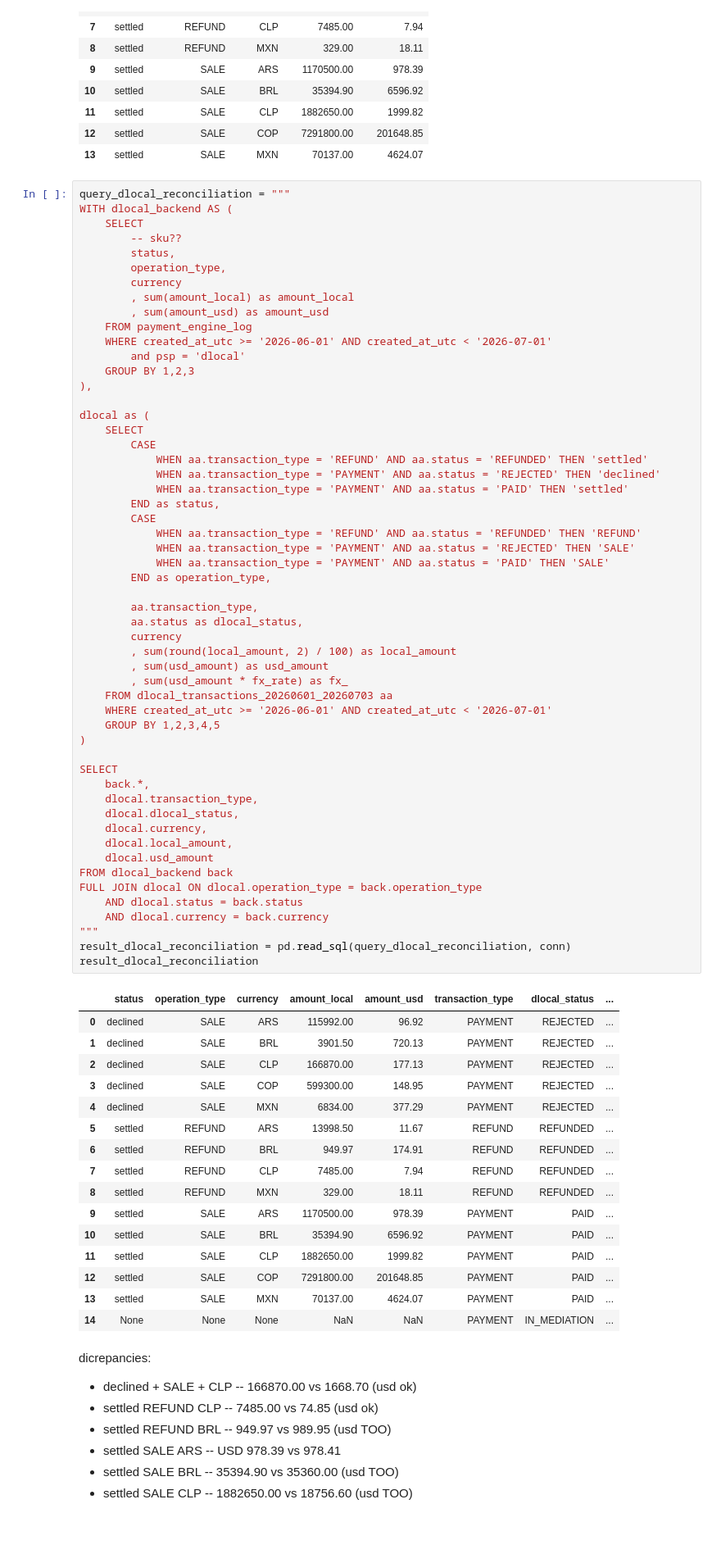
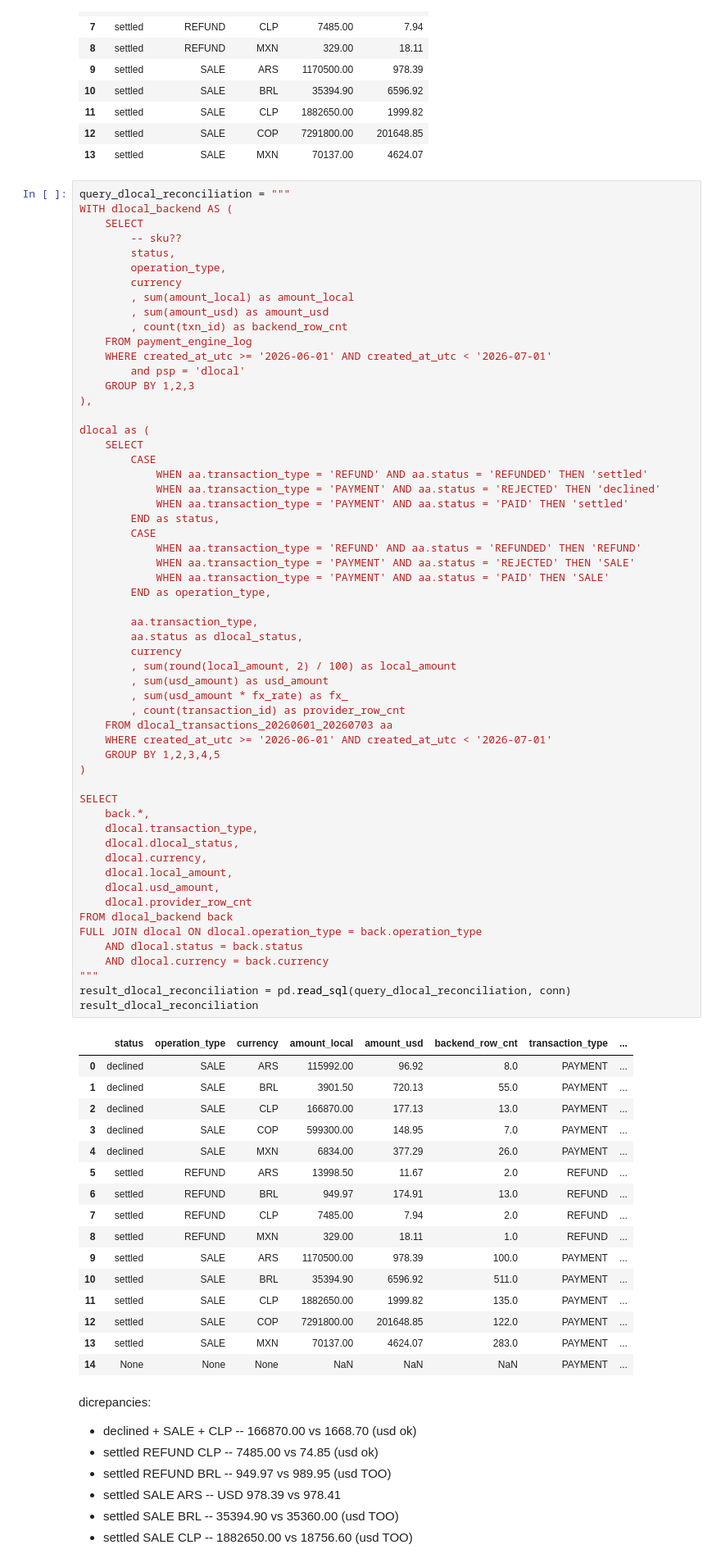
Before and after one commit to am-tropin/test-simple-life-app, a Jupyter notebook: task.ipynb, the cells around one changed output. Shown at 82% size. Drawn from its saved outputs; the diff is of its cells as text; blank space fills up the shorter version.

```diff
--- a/task.ipynb
+++ b/task.ipynb
@@ -598,6 +741,7 @@ WITH dlocal_backend AS (
         currency
         , sum(amount_local) as amount_local
         , sum(amount_usd) as amount_usd
+        , count(txn_id) as backend_row_cnt
     FROM payment_engine_log
     WHERE created_at_utc >= '2026-06-01' AND created_at_utc < '2026-07-01'
         and psp = 'dlocal'
@@ -615,50 +759,52 @@ dlocal as (
             WHEN aa.transaction_type = 'REFUND' AND aa.status = 'REFUNDED' THEN 'REFUND'
             WHEN aa.transaction_type = 'PAYMENT' AND aa.status = 'REJECTED' THEN 'SALE'
             WHEN aa.transaction_type = 'PAYMENT' AND aa.status = 'PAID' THEN 'SALE'
         END as operation_type,
 
         aa.transaction_type,
         aa.status as dlocal_status,
         currency
         , sum(round(local_amount, 2) / 100) as local_amount
         , sum(usd_amount) as usd_amount
         , sum(usd_amount * fx_rate) as fx_
+        , count(transaction_id) as provider_row_cnt
     FROM dlocal_transactions_20260601_20260703 aa
     WHERE created_at_utc >= '2026-06-01' AND created_at_utc < '2026-07-01'
     GROUP BY 1,2,3,4,5
 )
 
 SELECT
     back.*,
     dlocal.transaction_type,
     dlocal.dlocal_status,
     dlocal.currency,
     dlocal.local_amount,
-    dlocal.usd_amount
+    dlocal.usd_amount,
+    dlocal.provider_row_cnt
 FROM dlocal_backend back
 FULL JOIN dlocal ON dlocal.operation_type = back.operation_type
     AND dlocal.status = back.status
     AND dlocal.currency = back.currency
 """
 result_dlocal_reconciliation = pd.read_sql(query_dlocal_reconciliation, conn)
 result_dlocal_reconciliation
 # %% [output]
-|  | status | operation_type | currency | amount_local | amount_usd | transaction_type | dlocal_status | ... |
-| 0 | declined | SALE | ARS | 115992.00 | 96.92 | PAYMENT | REJECTED | ... |
-| 1 | declined | SALE | BRL | 3901.50 | 720.13 | PAYMENT | REJECTED | ... |
-| 2 | declined | SALE | CLP | 166870.00 | 177.13 | PAYMENT | REJECTED | ... |
-| 3 | declined | SALE | COP | 599300.00 | 148.95 | PAYMENT | REJECTED | ... |
-| 4 | declined | SALE | MXN | 6834.00 | 377.29 | PAYMENT | REJECTED | ... |
-| 5 | settled | REFUND | ARS | 13998.50 | 11.67 | REFUND | REFUNDED | ... |
-| 6 | settled | REFUND | BRL | 949.97 | 174.91 | REFUND | REFUNDED | ... |
-| 7 | settled | REFUND | CLP | 7485.00 | 7.94 | REFUND | REFUNDED | ... |
-| 8 | settled | REFUND | MXN | 329.00 | 18.11 | REFUND | REFUNDED | ... |
-| 9 | settled | SALE | ARS | 1170500.00 | 978.39 | PAYMENT | PAID | ... |
-| 10 | settled | SALE | BRL | 35394.90 | 6596.92 | PAYMENT | PAID | ... |
-| 11 | settled | SALE | CLP | 1882650.00 | 1999.82 | PAYMENT | PAID | ... |
-| 12 | settled | SALE | COP | 7291800.00 | 201648.85 | PAYMENT | PAID | ... |
-| 13 | settled | SALE | MXN | 70137.00 | 4624.07 | PAYMENT | PAID | ... |
-| 14 | None | None | None | NaN | NaN | PAYMENT | IN_MEDIATION | ... |
+|  | status | operation_type | currency | amount_local | amount_usd | backend_row_cnt | transaction_type | ... |
+| 0 | declined | SALE | ARS | 115992.00 | 96.92 | 8.0 | PAYMENT | ... |
+| 1 | declined | SALE | BRL | 3901.50 | 720.13 | 55.0 | PAYMENT | ... |
+| 2 | declined | SALE | CLP | 166870.00 | 177.13 | 13.0 | PAYMENT | ... |
+| 3 | declined | SALE | COP | 599300.00 | 148.95 | 7.0 | PAYMENT | ... |
+| 4 | declined | SALE | MXN | 6834.00 | 377.29 | 26.0 | PAYMENT | ... |
+| 5 | settled | REFUND | ARS | 13998.50 | 11.67 | 2.0 | REFUND | ... |
+| 6 | settled | REFUND | BRL | 949.97 | 174.91 | 13.0 | REFUND | ... |
+| 7 | settled | REFUND | CLP | 7485.00 | 7.94 | 2.0 | REFUND | ... |
+| 8 | settled | REFUND | MXN | 329.00 | 18.11 | 1.0 | REFUND | ... |
+| 9 | settled | SALE | ARS | 1170500.00 | 978.39 | 100.0 | PAYMENT | ... |
+| 10 | settled | SALE | BRL | 35394.90 | 6596.92 | 511.0 | PAYMENT | ... |
+| 11 | settled | SALE | CLP | 1882650.00 | 1999.82 | 135.0 | PAYMENT | ... |
+| 12 | settled | SALE | COP | 7291800.00 | 201648.85 | 122.0 | PAYMENT | ... |
+| 13 | settled | SALE | MXN | 70137.00 | 4624.07 | 283.0 | PAYMENT | ... |
+| 14 | None | None | None | NaN | NaN | NaN | PAYMENT | ... |
 # %% [markdown]
 dicrepancies:
 - declined + SALE + CLP -- 166870.00 vs 1668.70 (usd ok)
```
Also changed, not shown: parts of 19 cells of this notebook, 1 other file.
